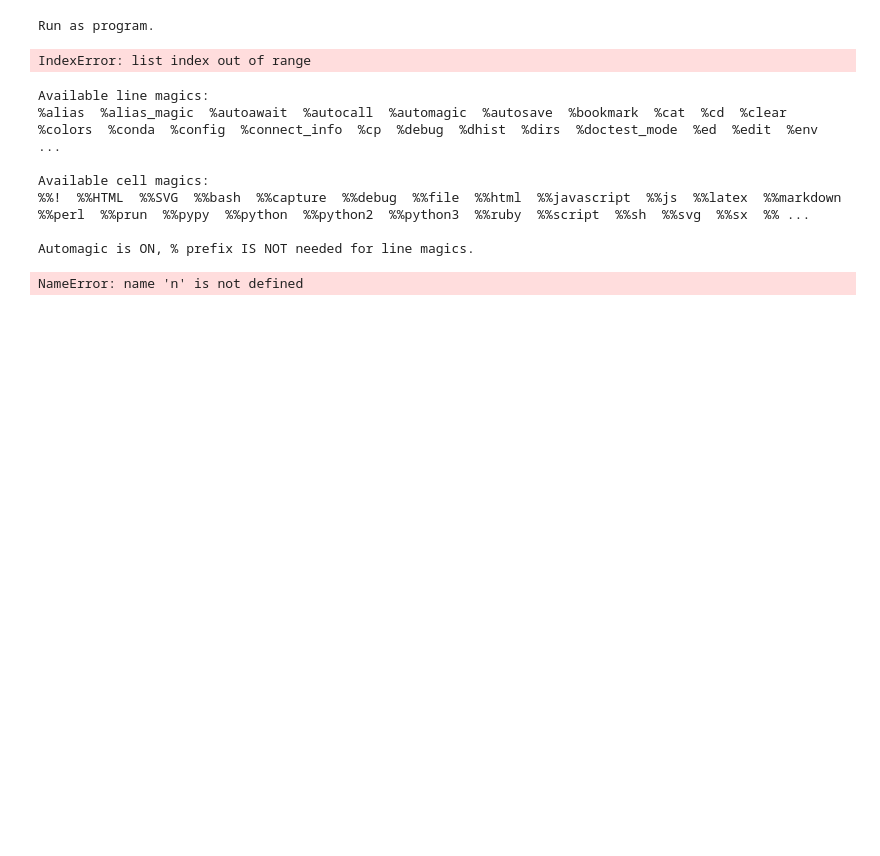
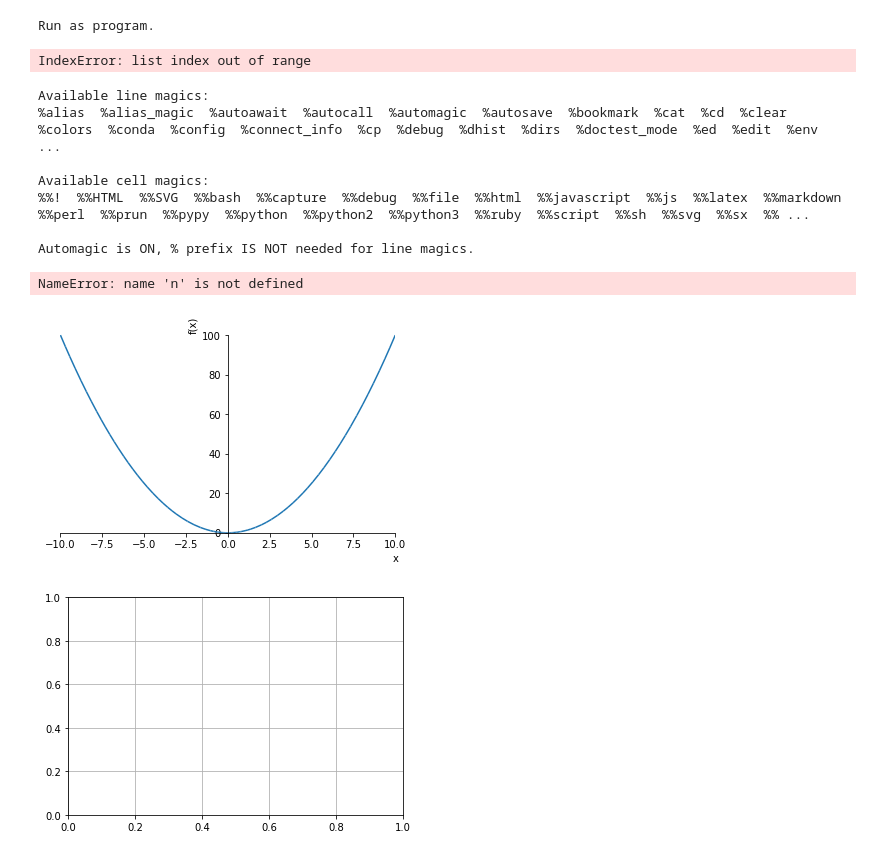
Before and after one commit to carlosal1015/Real-Analysis-Project, a Jupyter notebook: Code/Notebooks/Untitled.ipynb, the cells around one changed output. Drawn from its saved outputs; the diff is of its cells as text; code cells hidden in the pictures; blank space fills up the shorter version.

```diff
--- a/Code/Notebooks/Untitled.ipynb
+++ b/Code/Notebooks/Untitled.ipynb
@@ -224,3 +224,11 @@ from interest import present_amount
 present_amount(2, 5, 730)
 # %% [output]
 NameError: name 'n' is not defined
+# %%
+from sympy import plot, symbols
+from matplotlib.pyplot import grid
+x = symbols('x')
+plot(x**2); grid()
+# %% [output]
+[figure, added]
+[figure, added]
```
Also changed, not shown: parts of 5 cells of this notebook, 15 other files.
